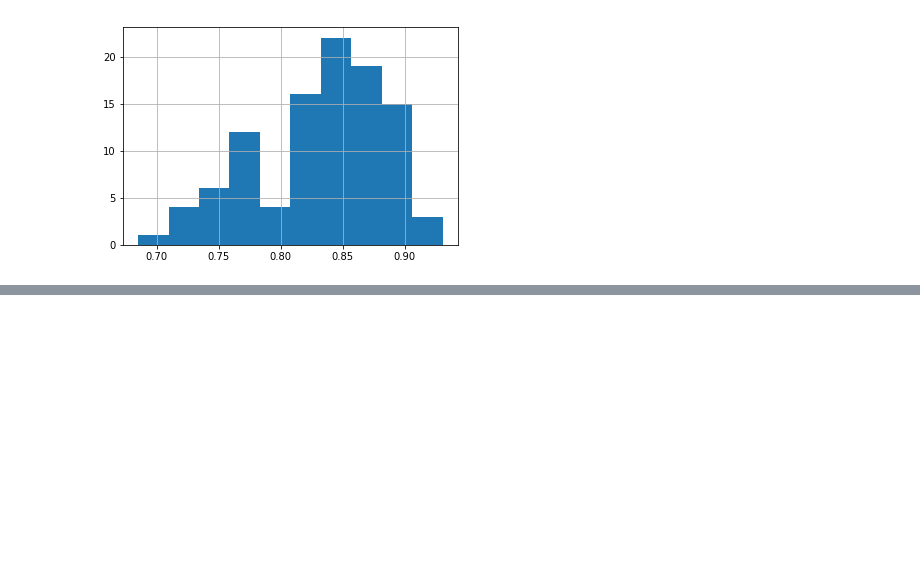
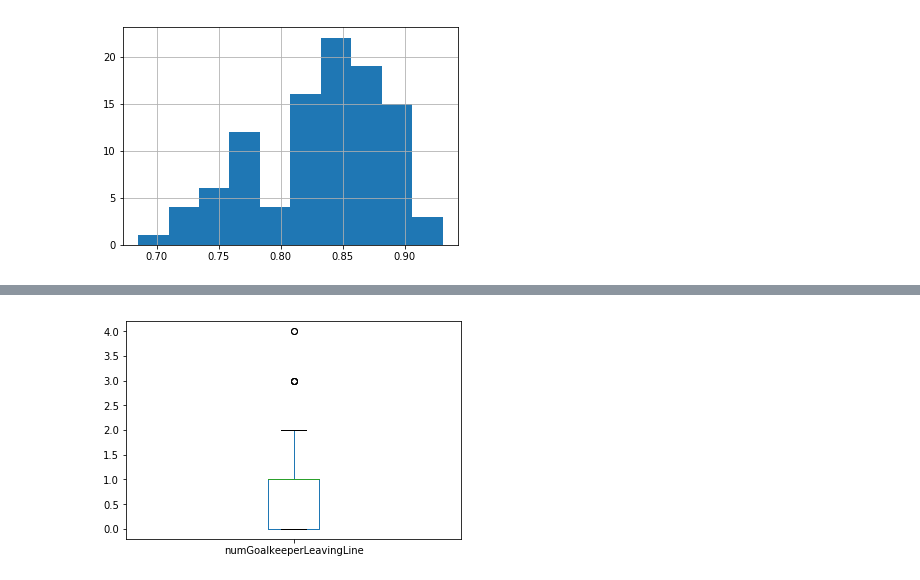
Before and after one commit to magemma/soccer-prediction, a Jupyter notebook: src/newsha_visualization.ipynb, the cells around one changed output, grey strips where cells are left out. Cells and saved outputs as stored; diff of their text form; code cells hidden in the pictures; blank space fills up the shorter version.

```diff
--- a/src/newsha_visualization.ipynb
+++ b/src/newsha_visualization.ipynb
@@ -299,0 +312,5 @@ results['rateAccuratePass'].hist()
+# %%
+results['numGoalkeeperLeavingLine'].plot(kind='box')
+plt.show()
+# %% [output]
+[figure, added]
```
Also changed, not shown: parts of 12 cells of this notebook.
